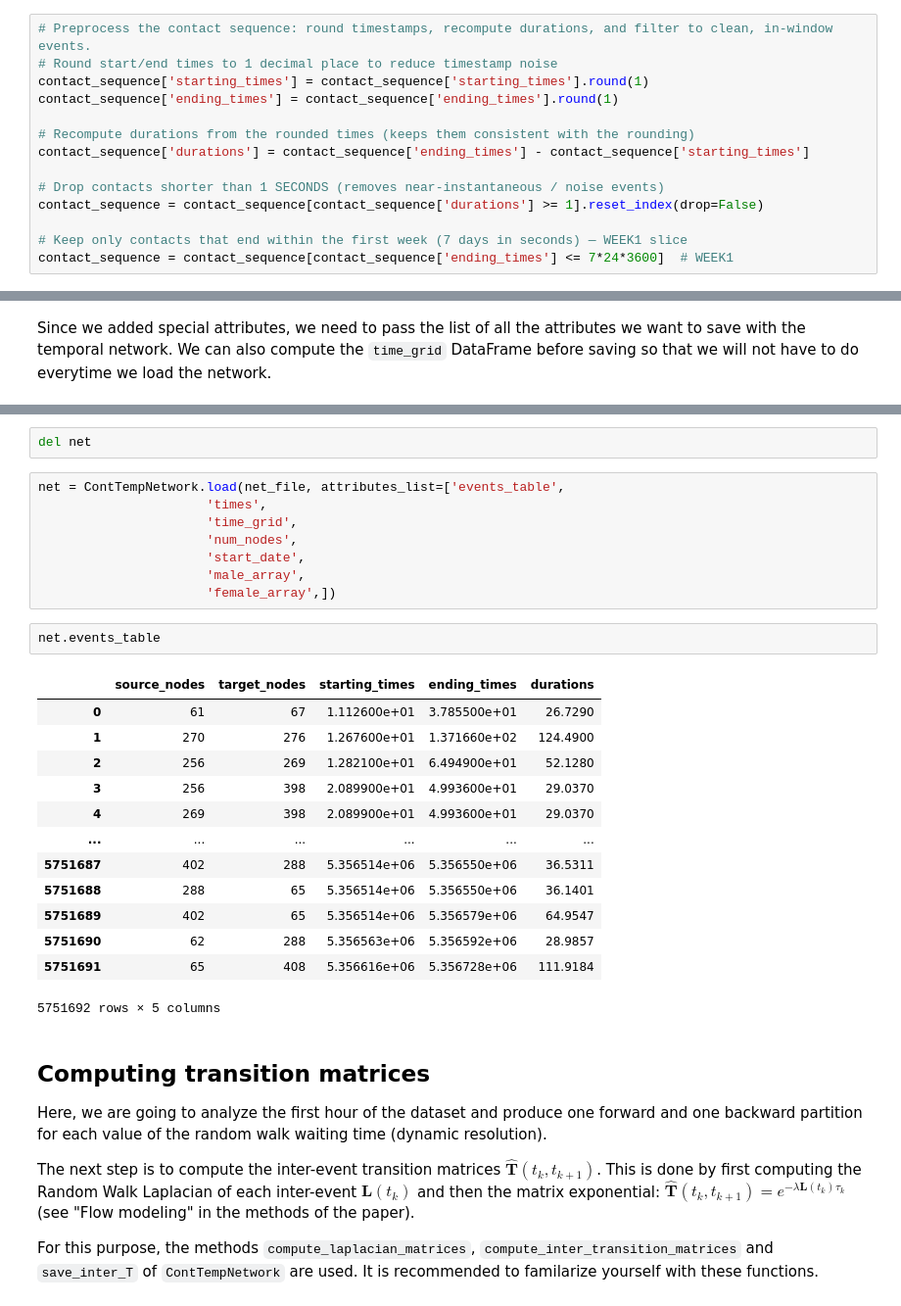
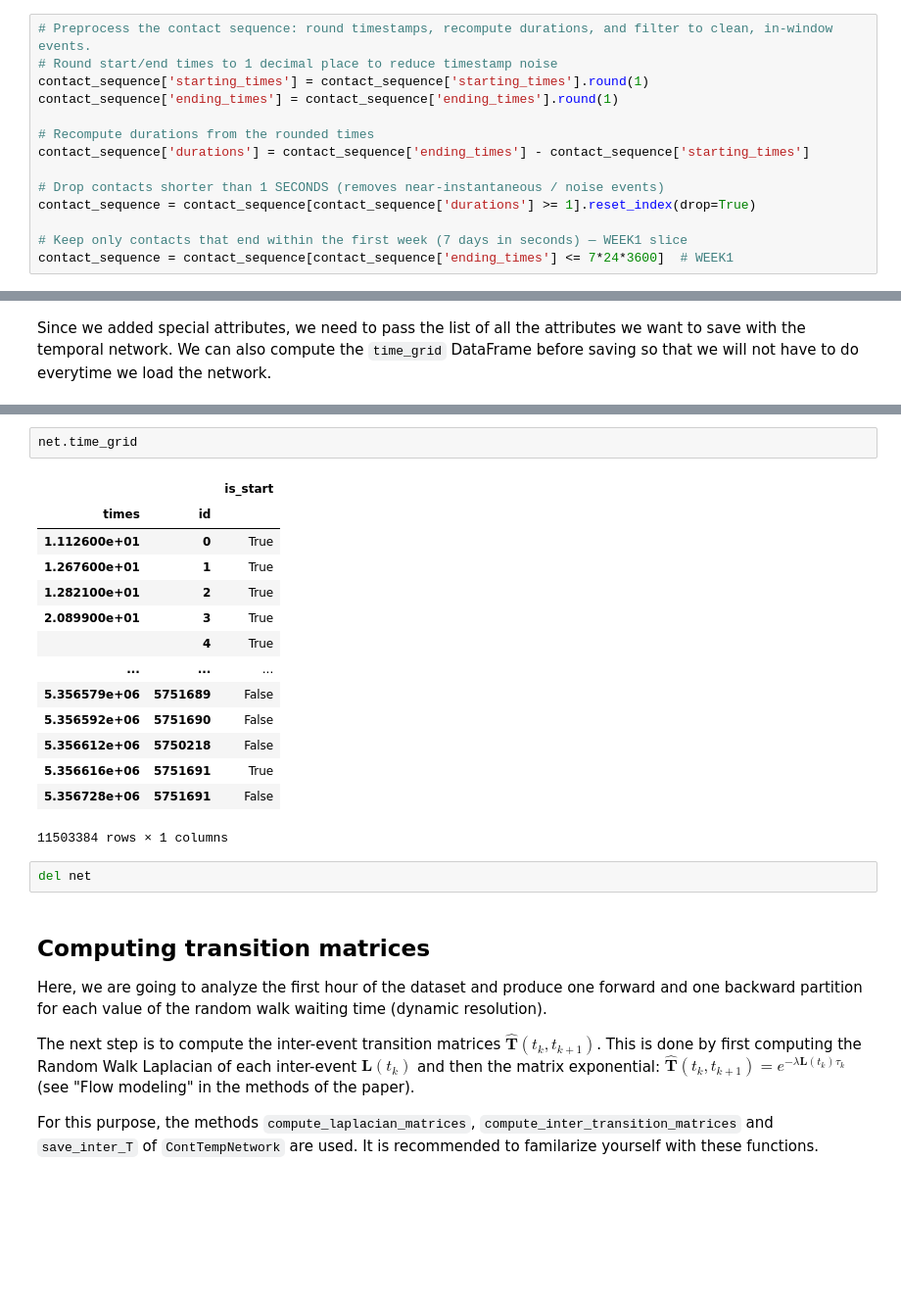
Before and after one commit to bovet-research-group/flow_stability, a Jupyter notebook: examples/wild_mice_network.ipynb, the cells around one changed output, grey strips where cells are left out. Shown at 98% size. Saved outputs shown, nothing was run; the diff lists cells and outputs as text; blank space fills up the shorter version.

Commit message:
fixed issue with indexing and compute time grid

```diff
--- a/examples/wild_mice_network.ipynb
+++ b/examples/wild_mice_network.ipynb
@@ -44,11 +44,11 @@ with open(os.path.join(datadir,'mice_sex.json'),'r') as fopen:
 contact_sequence['starting_times'] = contact_sequence['starting_times'].round(1)
 contact_sequence['ending_times'] = contact_sequence['ending_times'].round(1)
 
-# Recompute durations from the rounded times (keeps them consistent with the rounding)
+# Recompute durations from the rounded times
 contact_sequence['durations'] = contact_sequence['ending_times'] - contact_sequence['starting_times']
 
 # Drop contacts shorter than 1 SECONDS (removes near-instantaneous / noise events)
-contact_sequence = contact_sequence[contact_sequence['durations'] >= 1].reset_index(drop=False)
+contact_sequence = contact_sequence[contact_sequence['durations'] >= 1].reset_index(drop=True)
 
 # Keep only contacts that end within the first week (7 days in seconds) — WEEK1 slice
 contact_sequence = contact_sequence[contact_sequence['ending_times'] <= 7*24*3600]  # WEEK1
@@ -104,29 +101,22 @@ We also need to specify the attributes we want when we load the network:
+# %%
+net.time_grid
+# %% [output]
+|  |  | is_start |
+| times | id |  |
+| 1.112600e+01 | 0 | True |
+| 1.267600e+01 | 1 | True |
+| 1.282100e+01 | 2 | True |
+| 2.089900e+01 | 3 | True |
+|  | 4 | True |
+| ... | ... | ... |
+| 5.356579e+06 | 5751689 | False |
+| 5.356592e+06 | 5751690 | False |
+| 5.356612e+06 | 5750218 | False |
+| 5.356616e+06 | 5751691 | True |
+| 5.356728e+06 | 5751691 | False |
+11503384 rows × 1 columns
 # %%
 del net
-# %%
-net = ContTempNetwork.load(net_file, attributes_list=['events_table',
-                      'times',
-                      'time_grid',
-                      'num_nodes',
-                      'start_date',
-                      'male_array',
-                      'female_array',])
-# %%
-net.events_table
-# %% [output]
-|  | source_nodes | target_nodes | starting_times | ending_times | durations |
-| 0 | 61 | 67 | 1.112600e+01 | 3.785500e+01 | 26.7290 |
-| 1 | 270 | 276 | 1.267600e+01 | 1.371660e+02 | 124.4900 |
-| 2 | 256 | 269 | 1.282100e+01 | 6.494900e+01 | 52.1280 |
-| 3 | 256 | 398 | 2.089900e+01 | 4.993600e+01 | 29.0370 |
-| 4 | 269 | 398 | 2.089900e+01 | 4.993600e+01 | 29.0370 |
-| ... | ... | ... | ... | ... | ... |
-| 5751687 | 402 | 288 | 5.356514e+06 | 5.356550e+06 | 36.5311 |
-| 5751688 | 288 | 65 | 5.356514e+06 | 5.356550e+06 | 36.1401 |
-| 5751689 | 402 | 65 | 5.356514e+06 | 5.356579e+06 | 64.9547 |
-| 5751690 | 62 | 288 | 5.356563e+06 | 5.356592e+06 | 28.9857 |
-| 5751691 | 65 | 408 | 5.356616e+06 | 5.356728e+06 | 111.9184 |
-5751692 rows × 5 columns
 # %% [markdown]
 ## Computing transition matrices
 
```
Also changed, not shown: parts of 6 cells of this notebook.
